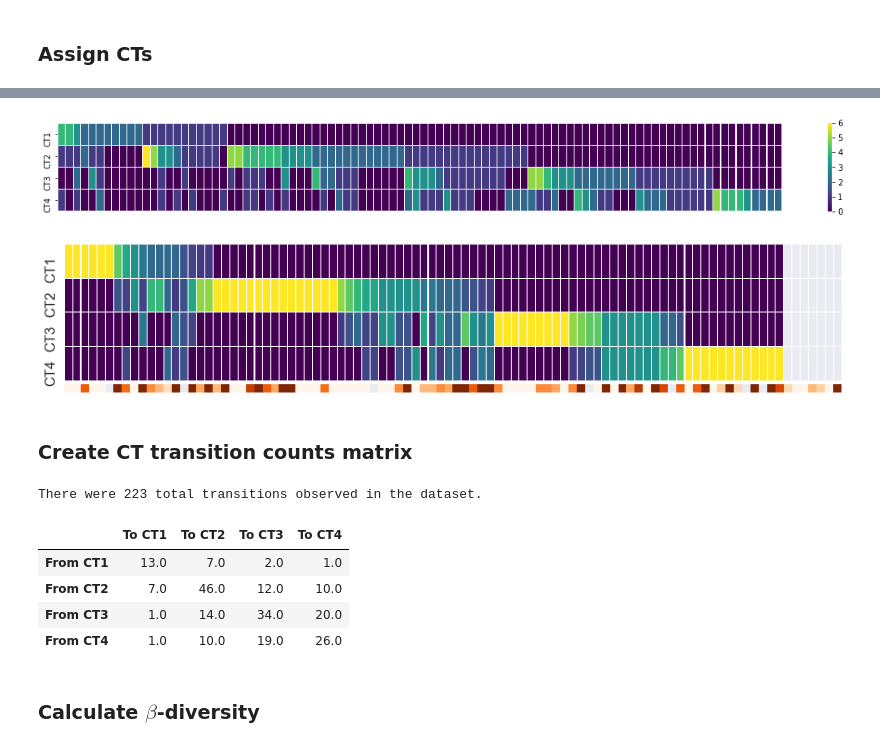
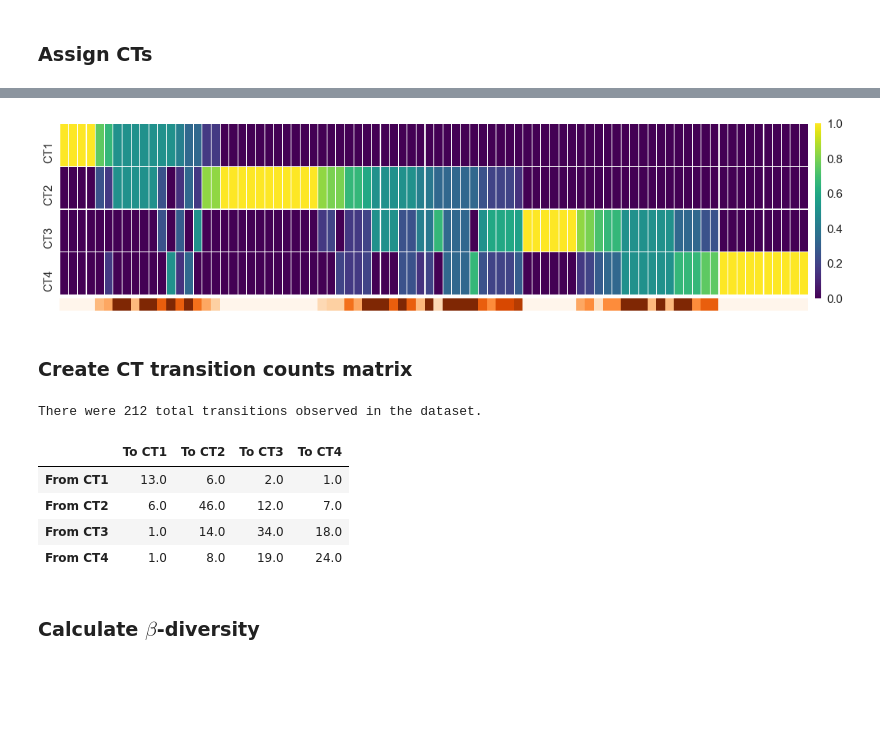
Before and after one commit to munozalexander/Cervicovaginal-Microbiome-Temporal-Dynamics, a Jupyter notebook: Markov_TaxaLevel.ipynb, the cells around one changed output, grey strips where cells are left out. Saved outputs shown, nothing was run; the diff lists cells and outputs as text; code cells hidden in the pictures; blank space fills up the shorter version.

Commit message:
dropped nonadjacents from abundance table

```diff
--- a/Markov_TaxaLevel.ipynb
+++ b/Markov_TaxaLevel.ipynb
@@ -64,0 +97,5 @@ fracotu.head()
+# %%
+# filter fracotu by longitudinal samples
+fracotu = fracotu.loc[idslist,:]
+print fracotu.shape
+fracotu.head()
@@ -97,11 +143 @@ Bifidobacteriaceae Gardnerella vaginalis
 [0.22221088]
-# %%
-# make hash table from id number to sample visits
-ids = defaultdict(list)
-for i in fracotu.index.values:
-    a,b,c = i.split('.')
-    ids[a+'.'+b].append(int(c))
-for k in ids:
-    ids[k] = sorted(ids[k])
-print "There are", len(ids), "patients with", fracotu.shape[0], "total samples; with timepoints listed below:"
-dict(ids)
@@ -207,55 +224,46 @@ plt.show()
-# %%
-# order otu dataframe by transitions to prep for stacked barplot plotting
-f,a = simple_ax(figsize=(20,2))
-visits = pd.DataFrame(0, index=['CT1','CT2','CT3','CT4'], columns=ct_dict.keys())
-for pt in visits.columns:
-    for ct in ct_dict[pt]:
-        visits.loc['CT'+str(ct),pt] += 1
-visits = visits.sort_values(axis=1, by=['CT1','CT2','CT3','CT4'], ascending=False)
-sns.heatmap(visits, linewidths=0.05, cmap='viridis', xticklabels=False)
-plt.savefig('figures/visits.pdf', bbox_inches='tight')
-plt.show()
-# %% [output]
-[figure, removed]
 # %%
 # count number of visits per CT by patient, and number of transitions by patient
 visits = pd.DataFrame(0, index=['CT1','CT2','CT3','CT4'], columns=ct_dict.keys())
 sample_transitions = pd.DataFrame(0, index=['Transitions', 'Holds'], columns=ct_dict.keys())
-transitioning = False
 for k in ct_dict.keys():
+    transitioning = False
     for i in range(len(ct_dict[k])-1):
         starttime, endtime = ids[k][i], ids[k][i+1]
         if endtime==starttime+1:
-            starttime, endtime = ids[k][i], ids[k][i+1]
             visits.loc['CT'+str(ct_dict[k][i+1]),k] += 1
             if not transitioning:
                 visits.loc['CT'+str(ct_dict[k][i]),k] += 1
                 transitioning = True
             if ct_dict[k][i]!=ct_dict[k][i+1]:
                 sample_transitions.loc['Transitions',k] += 1
             else:
                 sample_transitions.loc['Holds',k] += 1
         else:
             transitioning = False
-visits = visits.div(visits.sum(0), 1)
+visits = visits.div(visits.sum(0),1)
 visits = visits.sort_values(axis=1, by=['CT1','CT2','CT3','CT4'], ascending=False)
 fracs = sample_transitions.div(sample_transitions.sum(0),1)
+fracs = fracs.loc['Transitions',visits.columns]
 fracs.fillna(0)
 
-fig = plt.figure(figsize=(15,3))
-gs = gridspec.GridSpec(10, 10)
+# plot
+sns.set(font_scale=1.5)
+fig = plt.figure(figsize=(15,4))
+gs = gridspec.GridSpec(10, 10, width_ratios=range(8)+[0.25,0.25], height_ratios=range(8)+[0.5,2])
 gs.update(wspace=0, hspace=0)
-ax1 = fig.add_subplot(gs[:-1, :])
-sns.heatmap(visits, linewidths=0.05, cmap='viridis', xticklabels=False, ax=ax1, cbar=False)
-
-ax2 = fig.add_subplot(gs[-1,:])
-ax2.matshow([fracs.loc['Transitions',:]], interpolation='none', cmap='Oranges')
+ax1 = fig.add_subplot(gs[:-2, :-2])
+ax3 = fig.add_subplot(gs[:-1, -1], xmargin=1)
+sns.heatmap(visits, linewidths=0.05, cmap='viridis', xticklabels=False, ax=ax1, cbar_ax=ax3)
+ax2 = fig.add_subplot(gs[-1,:-2])
+sns.heatmap([fracs.values], cmap='Oranges', cbar=False)
 ax2.set_xticks([])
 ax2.set_yticks([])
 
+plt.tight_layout()
+plt.savefig('figures/visits.pdf', bbox_inches='tight')
 plt.show()
 # %% [output]
-[figure, old version]
+[figure, new version]
 # %% [markdown]
 ### Create CT transition counts matrix
 # %%
@@ -276,16 +284,16 @@ for k in ct_dict.keys():
 transitions_df = pd.DataFrame(data=transitions, \
                               index=['From CT1', 'From CT2', 'From CT3', 'From CT4'], \
                               columns=['To CT1', 'To CT2', 'To CT3', 'To CT4'])
-#transitions_df.to_csv('data/ct_transitions.csv')
+transitions_df.to_csv('data/ct_transitions.csv')
 print "There were", int(transitions.sum()), "total transitions observed in the dataset."
 transitions_df
 # %% [output]
-There were 223 total transitions observed in the dataset.
+There were 212 total transitions observed in the dataset.
 |  | To CT1 | To CT2 | To CT3 | To CT4 |
-| From CT1 | 13.0 | 7.0 | 2.0 | 1.0 |
-| From CT2 | 7.0 | 46.0 | 12.0 | 10.0 |
-| From CT3 | 1.0 | 14.0 | 34.0 | 20.0 |
-| From CT4 | 1.0 | 10.0 | 19.0 | 26.0 |
+| From CT1 | 13.0 | 6.0 | 2.0 | 1.0 |
+| From CT2 | 6.0 | 46.0 | 12.0 | 7.0 |
+| From CT3 | 1.0 | 14.0 | 34.0 | 18.0 |
+| From CT4 | 1.0 | 8.0 | 19.0 | 24.0 |
 # %% [markdown]
 ### Calculate $\beta$-diversity
 # %%
```
Also changed, not shown: parts of 13 cells of this notebook, 11 other files.
